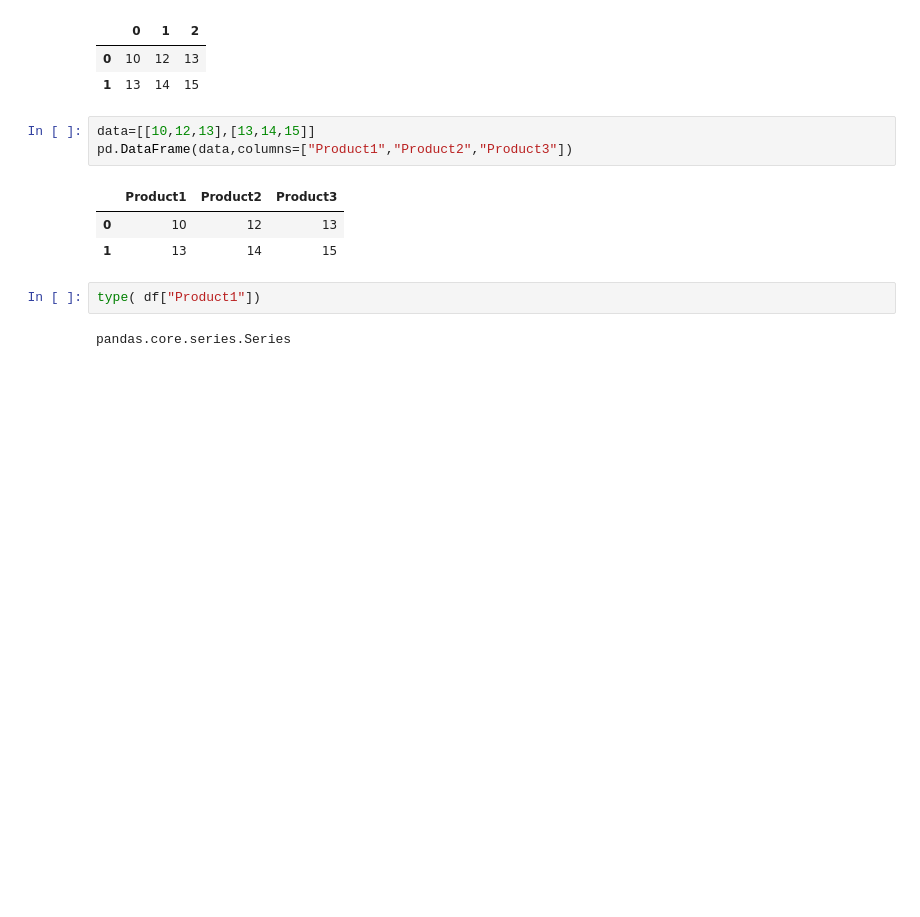
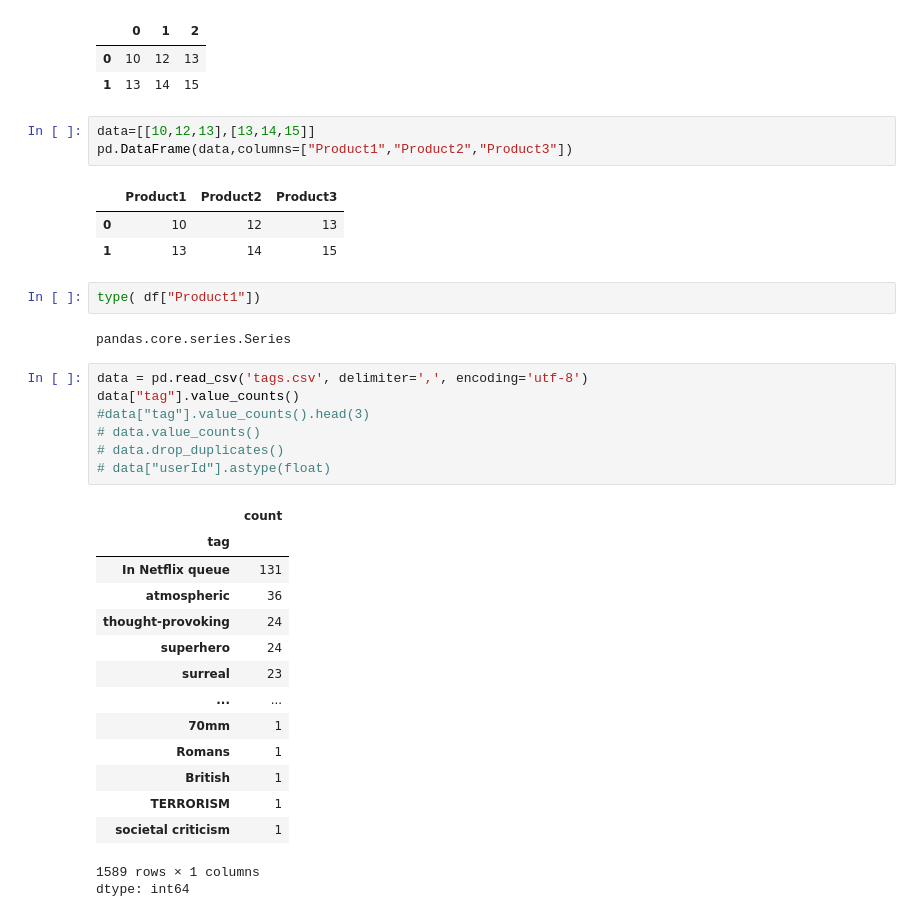
Before and after one commit to vishal00880/summer-git, a Jupyter notebook: Untitled3.ipynb, the cells around one changed output. Cells and saved outputs as stored; diff of their text form; blank space fills up the shorter version.

```diff
--- a/Untitled3.ipynb
+++ b/Untitled3.ipynb
@@ -198,3 +198,26 @@ pd.DataFrame(data,columns=["Product1","Product2","Product3"])
 type( df["Product1"])
 # %% [output]
 pandas.core.series.Series
+# %%
+data = pd.read_csv('tags.csv', delimiter=',', encoding='utf-8')
+data["tag"].value_counts()
+#data["tag"].value_counts().head(3)
+# data.value_counts()
+# data.drop_duplicates()
+# data["userId"].astype(float)
+# %% [output]
+|  | count |
+| tag |  |
+| In Netflix queue | 131 |
+| atmospheric | 36 |
+| thought-provoking | 24 |
+| superhero | 24 |
+| surreal | 23 |
+| ... | ... |
+| 70mm | 1 |
+| Romans | 1 |
+| British | 1 |
+| TERRORISM | 1 |
+| societal criticism | 1 |
+1589 rows × 1 columns
+dtype: int64
```
